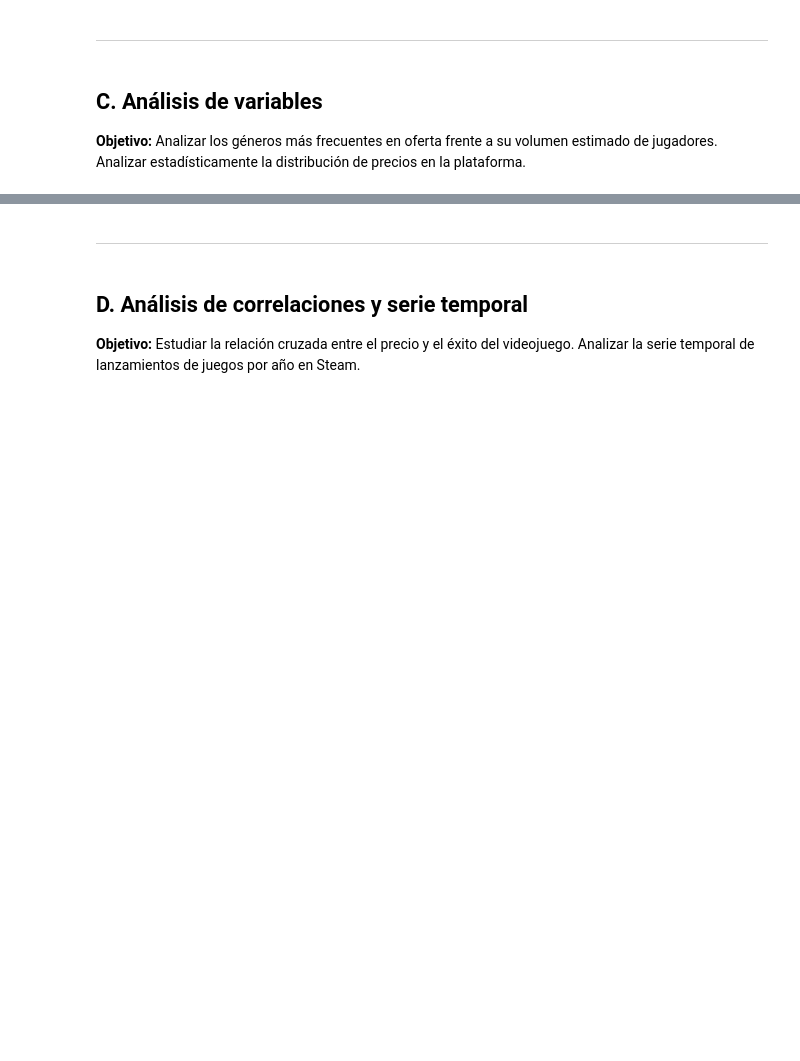
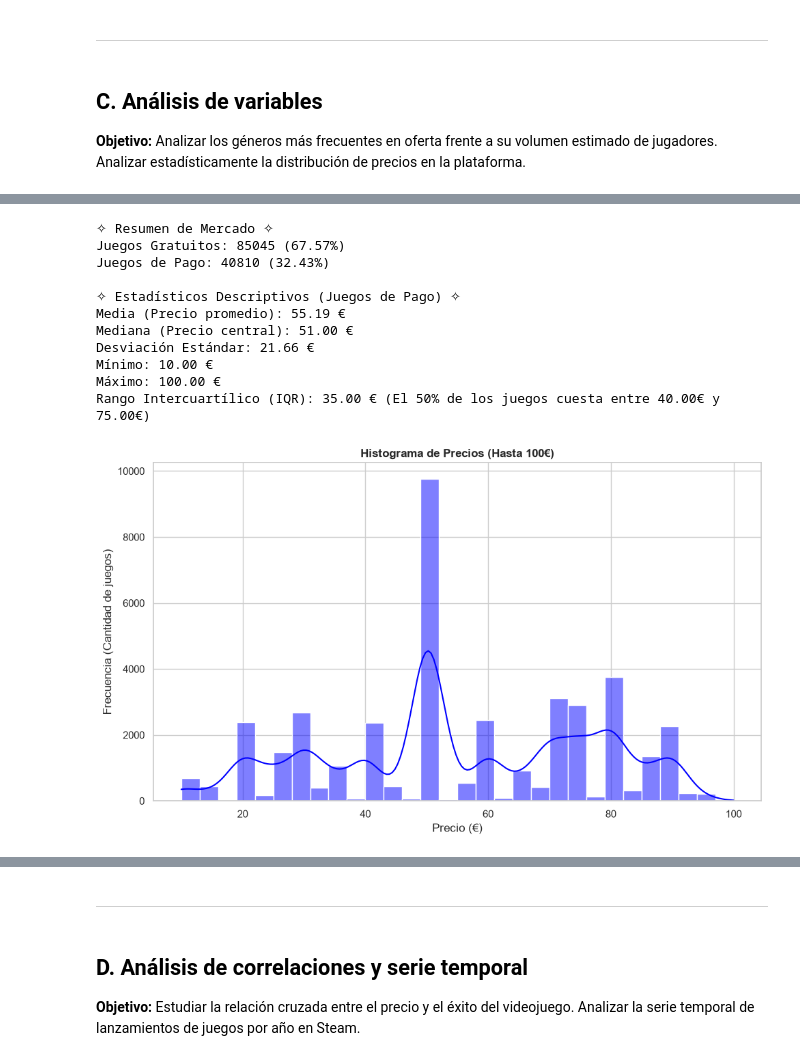
Before and after one commit to AAM26-G02/AAM26-G02-P1, a Jupyter notebook: notebooks/market_base.ipynb, the cells around one changed output, grey strips where cells are left out. Saved outputs shown, nothing was run; the diff lists cells and outputs as text; code cells hidden in the pictures; blank space fills up the shorter version.

```diff
--- a/notebooks/market_base.ipynb
+++ b/notebooks/market_base.ipynb
@@ -238,0 +247,52 @@ dtype: float64
+# %%
+# Separar juegos de pago de los gratuitos. Calcular estadísticos descriptivos (media, mediana, IQR).
+# Generar un histograma/boxplot de la distribución de precios.
+
+# 1. Separar juegos de pago de los gratuitos
+juegos_gratuitos = df[df['Price'] == 0]
+juegos_pago = df[df['Price'] > 0]
+
+print(f"\033[35m✧ Resumen de Mercado ✧\033[0m")
+print(f"Juegos Gratuitos: {len(juegos_gratuitos)} ({len(juegos_gratuitos)/len(df)*100:.2f}%)")
+print(f"Juegos de Pago: {len(juegos_pago)} ({len(juegos_pago)/len(df)*100:.2f}%)\n")
+
+# 3. Calcular estadísticos descriptivos para juegos de pago
+stats_pago = juegos_pago[columna_precio].describe()
+q1 = stats_pago['25%']
+q3 = stats_pago['75%']
+iqr = q3 - q1
+
+print("\033[35m✧ Estadísticos Descriptivos (Juegos de Pago) ✧\033[0m")
+print(f"Media (Precio promedio): {stats_pago['mean']:.2f} €")
+print(f"Mediana (Precio central): {stats_pago['50%']:.2f} €")
+print(f"Desviación Estándar: {stats_pago['std']:.2f} €")
+print(f"Mínimo: {stats_pago['min']:.2f} €")
+print(f"Máximo: {stats_pago['max']:.2f} €")
+print(f"Rango Intercuartílico (IQR): {iqr:.2f} € (El 50% de los juegos cuesta entre {q1:.2f}€ y {q3:.2f}€)")
+
+# 4. Gráficos de Distribución de Precios (Un solo gráfico)
+plt.figure(figsize=(10, 6))
+
+# Creamos el histograma directamente en el lienzo actual
+sns.histplot(data=juegos_pago[juegos_pago[columna_precio] <= 100], x=columna_precio, bins=30, kde=True, color="blue")
+
+# Configuramos las etiquetas del único gráfico
+plt.title("Histograma de Precios (Hasta 100€)", fontsize=12, fontweight='bold')
+plt.xlabel("Precio (€)")
+plt.ylabel("Frecuencia (Cantidad de juegos)")
+
+plt.tight_layout()
+plt.show()
+# %% [output]
+✧ Resumen de Mercado ✧
+Juegos Gratuitos: 85045 (67.57%)
+Juegos de Pago: 40810 (32.43%)
+
+✧ Estadísticos Descriptivos (Juegos de Pago) ✧
+Media (Precio promedio): 55.19 €
+Mediana (Precio central): 51.00 €
+Desviación Estándar: 21.66 €
+Mínimo: 10.00 €
+Máximo: 100.00 €
+Rango Intercuartílico (IQR): 35.00 € (El 50% de los juegos cuesta entre 40.00€ y 75.00€)
+[figure, added]
```
Also changed, not shown: parts of 8 cells of this notebook, 1 other file.
